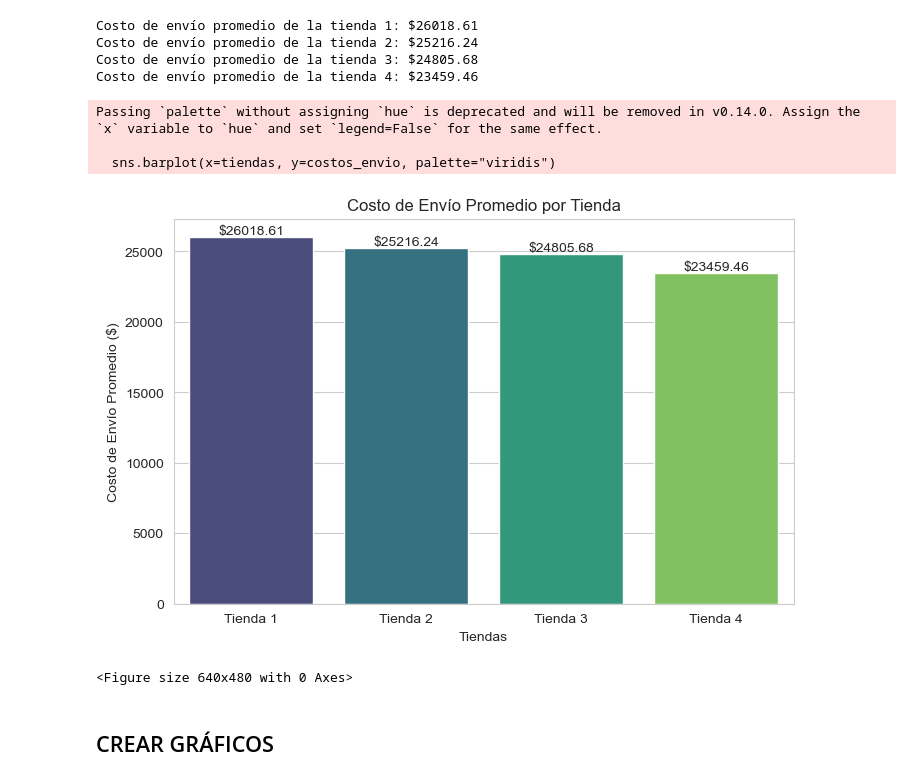
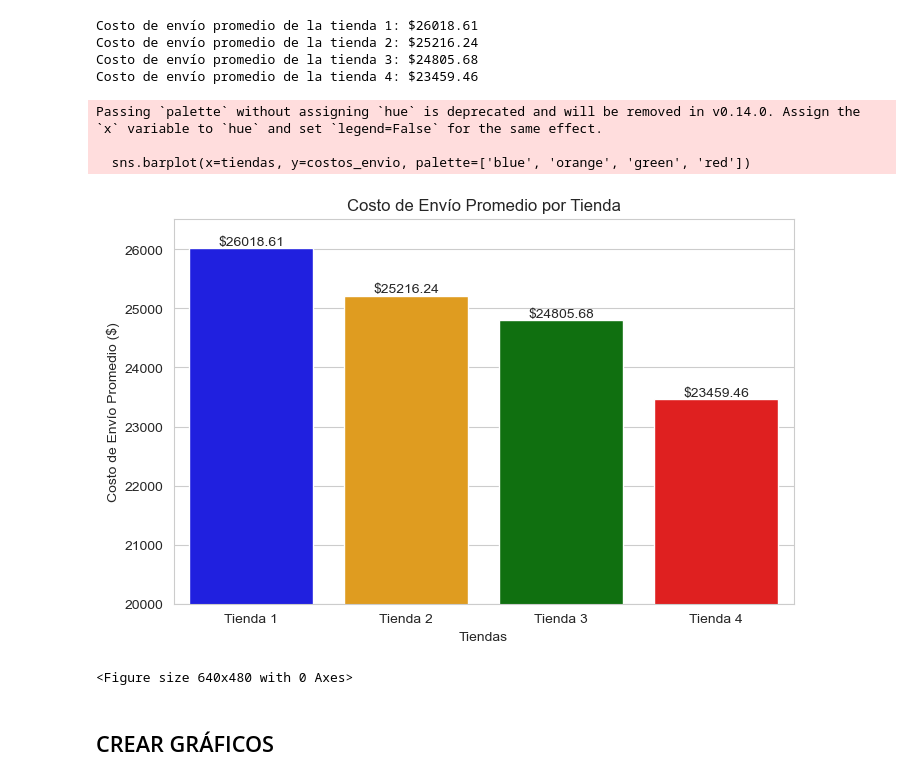
Before and after one commit to AngelRodrigo0/Alura_Store_Challenge_ARCM, a Jupyter notebook: challenge1-data-science-latam-main/AluraStoreLatam.ipynb, the cells around one changed output. Saved outputs shown, nothing was run; the diff lists cells and outputs as text; code cells hidden in the pictures.

```diff
--- a/challenge1-data-science-latam-main/AluraStoreLatam.ipynb
+++ b/challenge1-data-science-latam-main/AluraStoreLatam.ipynb
@@ -675,22 +675,22 @@ Costo de envío promedio de la tienda 4: $23459.46
 # %%
 # Crear un gráfico de barras para comparar los costos de envío promedio entre las tiendas
 costos_envio = [costo_envio_promedio_tienda1, costo_envio_promedio_tienda2, costo_envio_promedio_tienda3, costo_envio_promedio_tienda4]
 tiendas = ['Tienda 1', 'Tienda 2', 'Tienda 3', 'Tienda 4']
 plt.figure(figsize=(8, 5))
-sns.barplot(x=tiendas, y=costos_envio, palette="viridis")
+sns.barplot(x=tiendas, y=costos_envio, palette=['blue', 'orange', 'green', 'red'])
 plt.title("Costo de Envío Promedio por Tienda")
 plt.xlabel("Tiendas")
 plt.ylabel("Costo de Envío Promedio ($)")
 for i, costo in enumerate(costos_envio):
     plt.text(i, costo + 0.5, f"${costo:.2f}", ha='center', va='bottom')
-
+plt.ylim(20000, max(costos_envio) + 500)
 plt.show()
 plt.clf()
 # %% [output]
 Passing `palette` without assigning `hue` is deprecated and will be removed in v0.14.0. Assign the `x` variable to `hue` and set `legend=False` for the same effect.
 
-  sns.barplot(x=tiendas, y=costos_envio, palette="viridis")
+  sns.barplot(x=tiendas, y=costos_envio, palette=['blue', 'orange', 'green', 'red'])
-[figure, old version]
+[figure, new version]
 <Figure size 640x480 with 0 Axes>
 # %% [markdown]
 ## CREAR GRÁFICOS
```
Also changed, not shown: parts of 9 cells of this notebook, 13 other files.
